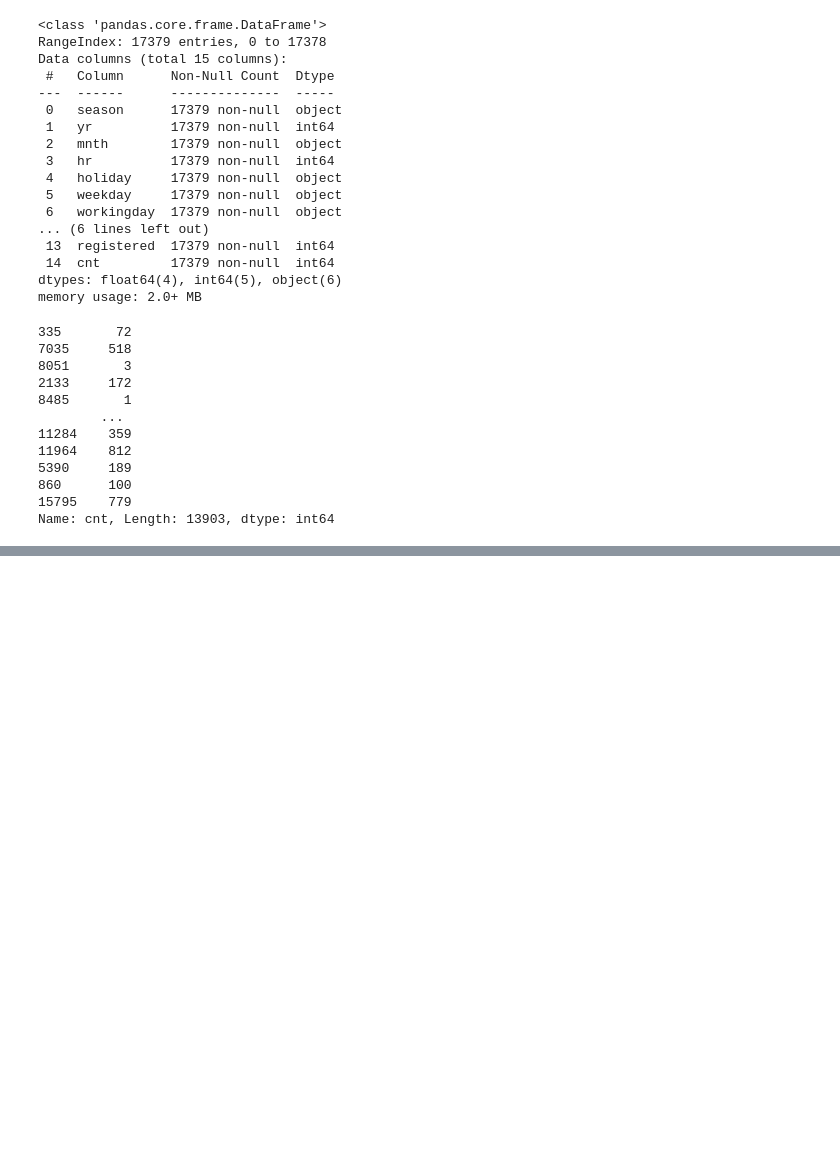
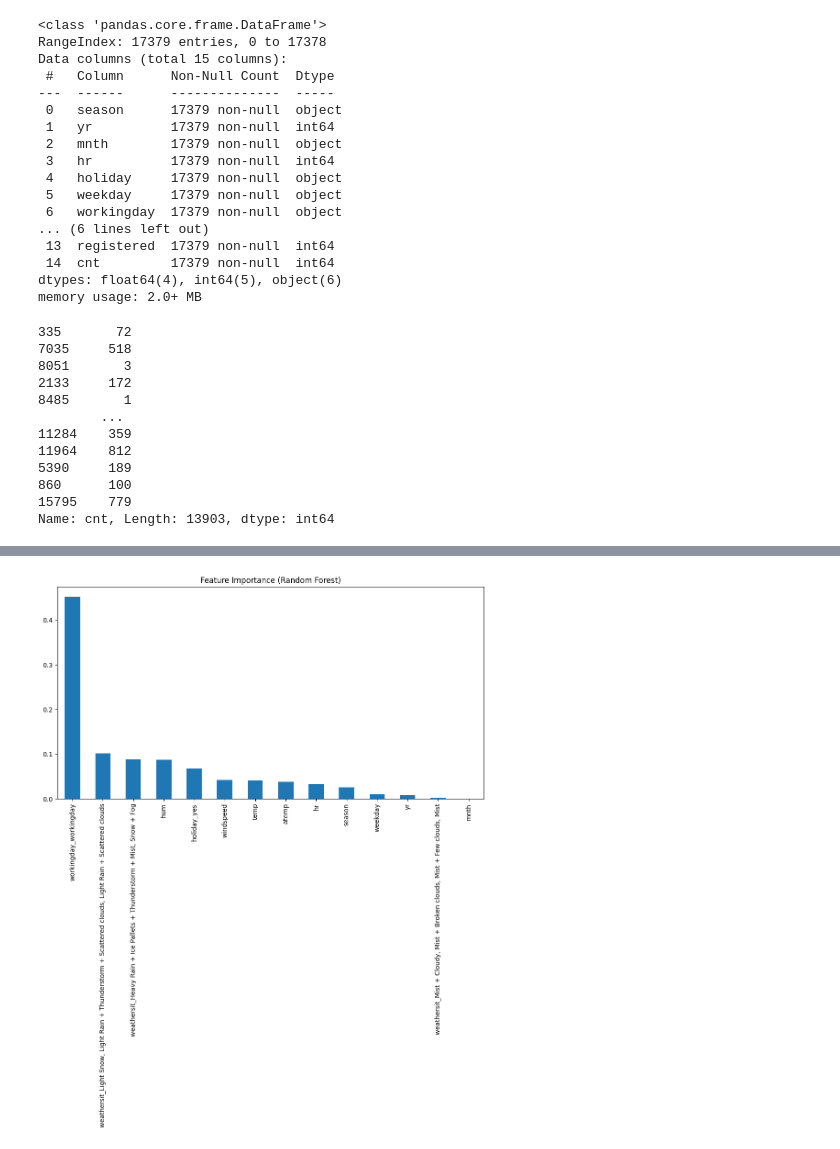
Before and after one commit to shivshankarsajeev/Bike-Sharing, a Jupyter notebook: Notebook/Model.ipynb, the cells around one changed output, grey strips where cells are left out. Cells and saved outputs as stored; diff of their text form; code cells hidden in the pictures; blank space fills up the shorter version.

Commit message:
Model built

```diff
--- a/Notebook/Model.ipynb
+++ b/Notebook/Model.ipynb
@@ -78,7 +96,7 @@ trf1 = ColumnTransformer(transformers=[
 ],remainder='passthrough')
 # %%
 trf2 = ColumnTransformer(transformers=[
-    ('scale',StandardScaler(), numerical_cols)
+    ('scale',StandardScaler(), [8,9,10,11])
 ], remainder='passthrough')
 # %%
 trf3 =  RandomForestRegressor()
@@ -105,6 +123,7 @@ memory usage: 2.0+ MB
 # %%
 pipe = Pipeline([
     ('trf1', trf1),
+    ('trf2', trf2),
     ('trf3',trf3)
 ])
 # %%
@@ -166,2 +186,17 @@ r2_score(y_pred, y_test)
+# %%
+X_train,X_test,y_train,y_test = train_test_split(X,y,
+                                                 test_size=0.2,
+                                                random_state=42)
 # %%
+from sklearn.model_selection import GridSearchCV
+
+param_grid = {
+     'trf3__n_estimators': [100, 200, 300],
+    'trf3__max_depth': [None, 10, 20],
+    'trf3__min_samples_split': [2, 5, 10],
+    'trf3__max_features': ['sqrt', 'log2']
+}
+
+grid = GridSearchCV(pipe, param_grid, cv=5, error_score='raise')
+grid.fit(X_train, y_train)
 # %% [output]
@@ -168,0 +254,42 @@ array([379.39,  91.55,  11.73, ...,  81.88, 373.79, 240.05])
+# %%
+import matplotlib.pyplot as plt
+import pandas as pd
+
+# Use the best estimator from GridSearchCV
+best_pipe = grid.best_estimator_
+
+# Step 1: Get feature names from trf1 (ColumnTransformer)
+# OneHotEncoder produces multiple output columns
+ohe_feature_names = best_pipe.named_steps['trf1'].transformers_[0][1].get_feature_names_out()
+
+# Combine all transformed features: OneHotEncoder + OrdinalEncoder + numerical passthrough
+# trf1 has: [('ohe', OneHotEncoder, [4,6,7]), ('ord', OrdinalEncoder, [0,2,5])]
+# remainder='passthrough' applies to [1,3,8,9,10,11]
+
+# Get all feature names in the correct order
+# Extract raw feature names
+raw_feature_names = X_train.columns.tolist()
+
+# Order in ColumnTransformer:
+# OneHot: 4,6,7 -> ['holiday', 'weathersit', 'workingday']
+# Ordinal: 0,2,5 -> ['season', 'mnth', 'weekday']
+# Passthrough: 1,3,8,9,10,11 -> ['yr', 'hr', 'temp', 'atemp', 'hum', 'windspeed']
+
+ordinal_cols = ['season', 'mnth', 'weekday']
+passthrough_cols = ['yr', 'hr', 'temp', 'atemp', 'hum', 'windspeed']
+
+# Combine all feature names
+feature_names = list(ohe_feature_names) + ordinal_cols + passthrough_cols
+
+# Step 2: Get feature importances from the best model
+importances = best_pipe.named_steps['trf3'].feature_importances_
+
+# Step 3: Plot feature importances
+feat_imp = pd.Series(importances, index=feature_names).sort_values(ascending=False)
+plt.figure(figsize=(12, 6))
+feat_imp.plot(kind='bar')
+plt.title('Feature Importance (Random Forest)')
+plt.tight_layout()
+plt.show()
+# %% [output]
+[figure, added]
```
Also changed, not shown: parts of 11 cells of this notebook, 7 other files.
